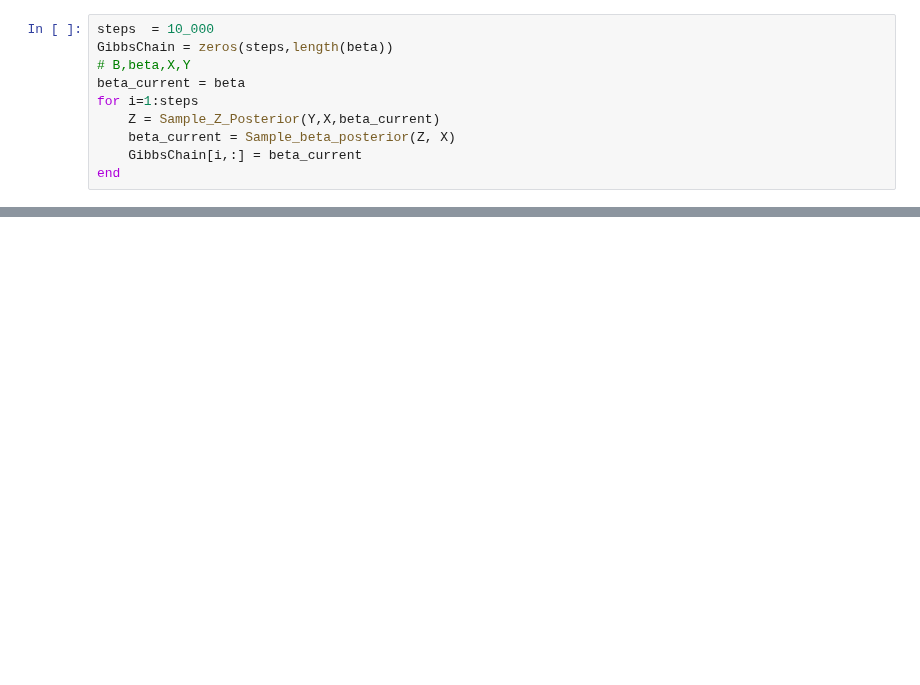
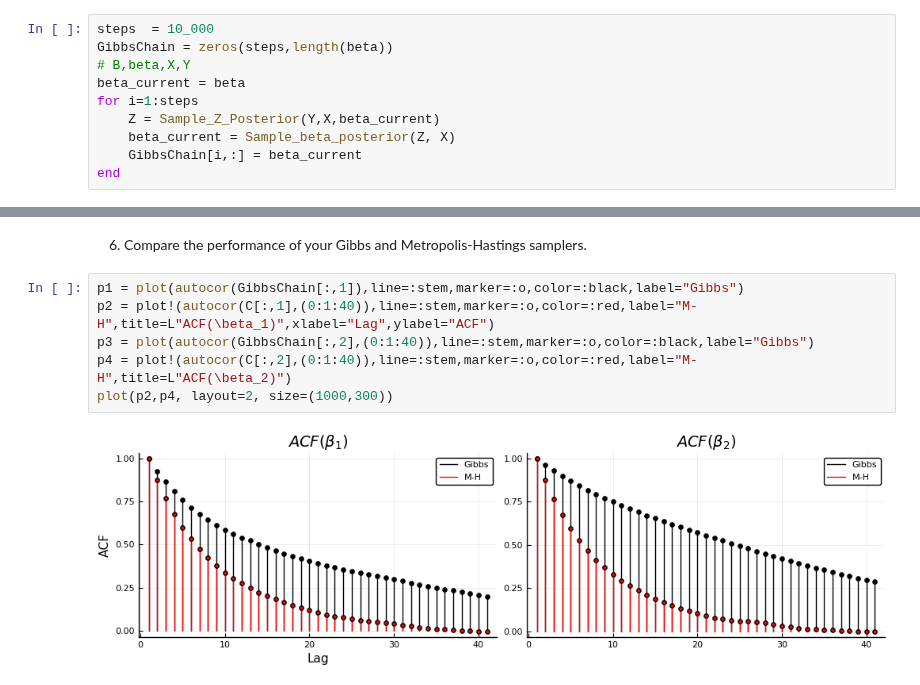
Before and after one commit to davibarreira/Computational_Statistics, a Jupyter notebook: Exercises3/Sheet3 Exercise 6.ipynb, the cells around one changed output, grey strips where cells are left out. Drawn from its saved outputs; the diff is of its cells as text; blank space fills up the shorter version.

```diff
--- a/Exercises3/Sheet3 Exercise 6.ipynb
+++ b/Exercises3/Sheet3 Exercise 6.ipynb
@@ -168,0 +177,10 @@ histogram2d(GibbsChain[:,1],GibbsChain[:,2],alpha=0.5,nbins=100)
+# %% [markdown]
+6. Compare the performance of your Gibbs and Metropolis-Hastings samplers.
+# %%
+p1 = plot(autocor(GibbsChain[:,1]),line=:stem,marker=:o,color=:black,label="Gibbs")
+p2 = plot!(autocor(C[:,1],(0:1:40)),line=:stem,marker=:o,color=:red,label="M-H",title=L"ACF(\beta_1)",xlabel="Lag",ylabel="ACF")
+p3 = plot(autocor(GibbsChain[:,2],(0:1:40)),line=:stem,marker=:o,color=:black,label="Gibbs")
+p4 = plot!(autocor(C[:,2],(0:1:40)),line=:stem,marker=:o,color=:red,label="M-H",title=L"ACF(\beta_2)")
+plot(p2,p4, layout=2, size=(1000,300))
+# %% [output]
+[figure, added]
```
Also changed, not shown: parts of 5 cells of this notebook.
